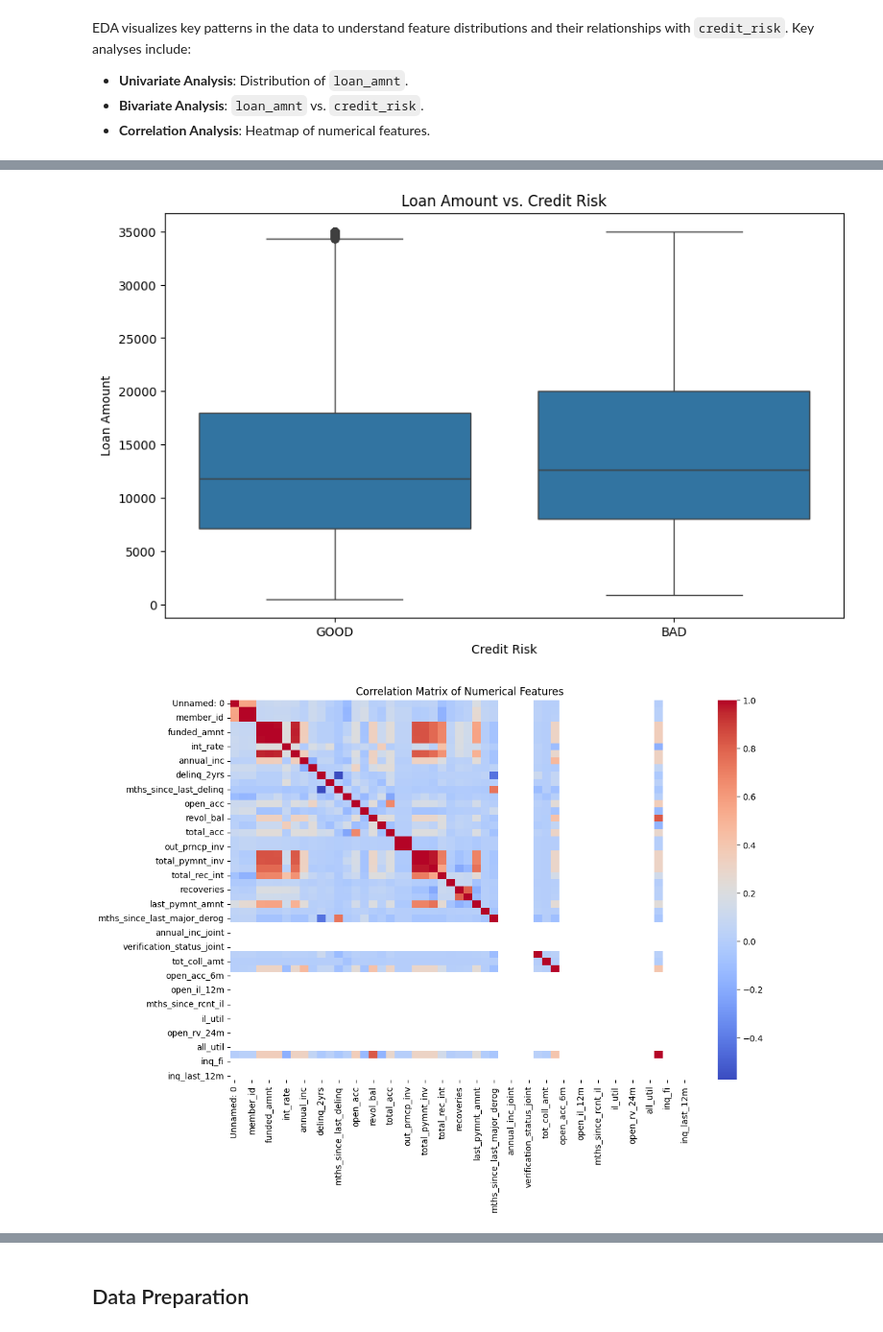
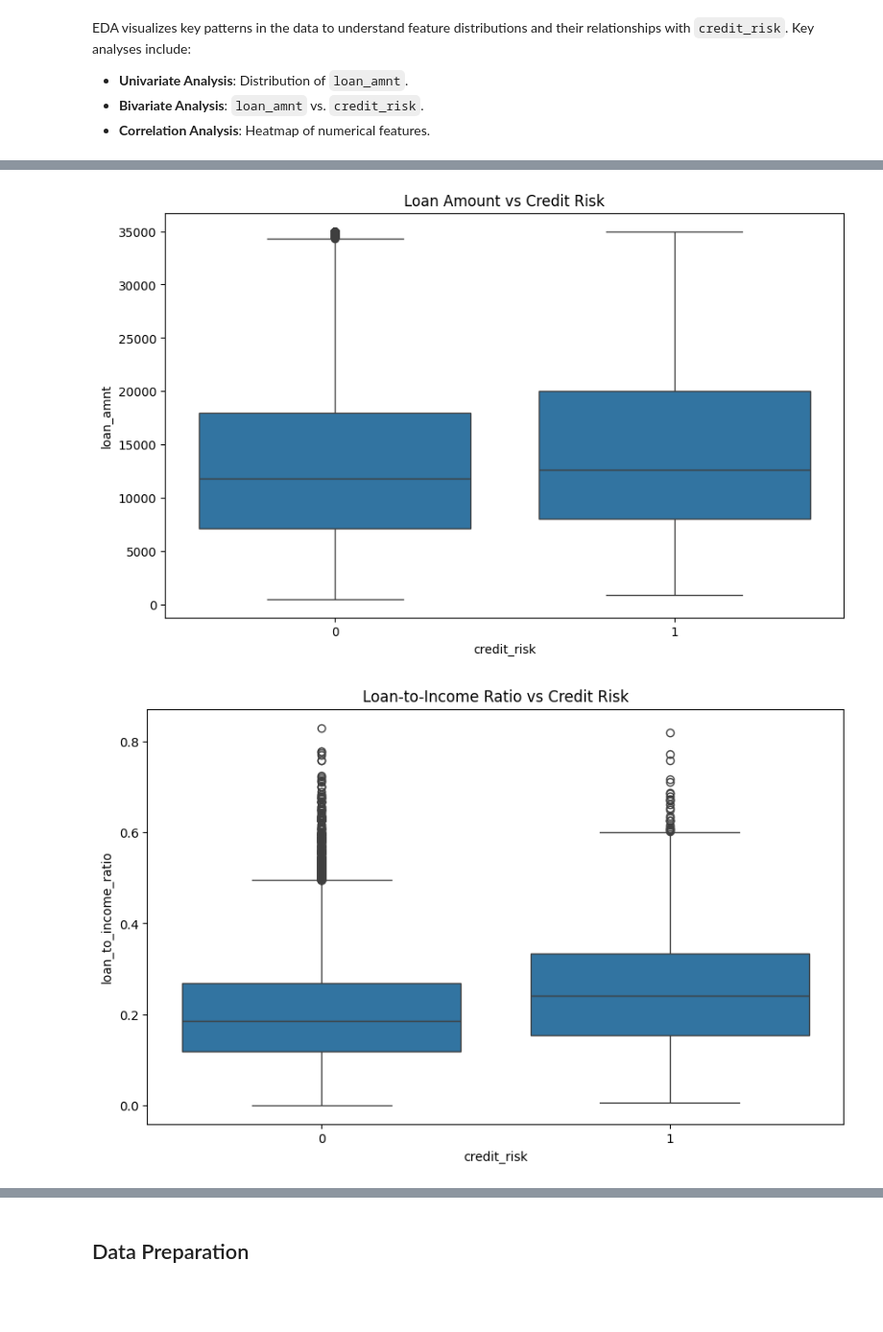
Before and after one commit to RazerArdi/Credit-Risk-Prediction-Model_, a Jupyter notebook: CreditScore.ipynb, the cells around one changed output, grey strips where cells are left out. Shown at 96% size. Drawn from its saved outputs; the diff is of its cells as text; code cells hidden in the pictures; blank space fills up the shorter version.

```diff
--- a/CreditScore.ipynb
+++ b/CreditScore.ipynb
@@ -98,30 +150,32 @@ EDA visualizes key patterns in the data to understand feature distributions and
 - **Bivariate Analysis**: `loan_amnt` vs. `credit_risk`.
 - **Correlation Analysis**: Heatmap of numerical features.
 # %%
-# Univariate Analysis: Distribution of loan amount
+# Univariate Analysis
 plt.figure(figsize=(10, 6))
-sns.histplot(data['loan_amnt'], bins=30, kde=True)
-plt.title('Distribution of Loan Amount')
-plt.xlabel('Loan Amount')
-plt.ylabel('Frequency')
-plt.savefig('loan_amount_distribution.png')
+sns.histplot(data['loan_amnt'], kde=True)
+plt.title('Distribusi Loan Amount')
+plt.savefig('loan_amnt_distribution.png')
 plt.show()
 
-# Bivariate Analysis: Loan amount vs. Credit risk
+# Bivariate Analysis
 plt.figure(figsize=(10, 6))
 sns.boxplot(x='credit_risk', y='loan_amnt', data=data)
-plt.title('Loan Amount vs. Credit Risk')
-plt.xlabel('Credit Risk')
-plt.ylabel('Loan Amount')
-plt.savefig('loan_amount_vs_credit_risk.png')
+plt.title('Loan Amount vs Credit Risk')
+plt.savefig('loan_amnt_vs_credit_risk.png')
+plt.show()
+
+# New Feature Analysis
+plt.figure(figsize=(10, 6))
+sns.boxplot(x='credit_risk', y='loan_to_income_ratio', data=data)
+plt.title('Loan-to-Income Ratio vs Credit Risk')
+plt.savefig('loan_to_income_vs_credit_risk.png')
 plt.show()
 
 # Correlation Analysis
-numerical_cols = data.select_dtypes(include=['int64', 'float64']).columns
-corr_matrix = data[numerical_cols].corr()
-plt.figure(figsize=(12, 8))
-sns.heatmap(corr_matrix, annot=False, cmap='coolwarm')
-plt.title('Correlation Matrix of Numerical Features')
-plt.savefig('correlation_matrix.png')
+numeric_cols = ['loan_amnt', 'int_rate', 'annual_inc', 'dti', 'loan_to_income_ratio', 'log_annual_inc']
+plt.figure(figsize=(10, 8))
+sns.heatmap(data[numeric_cols].corr(), annot=True, cmap='coolwarm')
+plt.title('Correlation Heatmap')
+plt.savefig('correlation_heatmap.png')
 plt.show()
 # %% [output]
@@ -129,2 +183,2 @@ plt.show()
-[figure, old version]
+[figure, new version]
-[figure, old version]
+[figure, new version]
```
Also changed, not shown: parts of 17 cells of this notebook, 20 other files.
